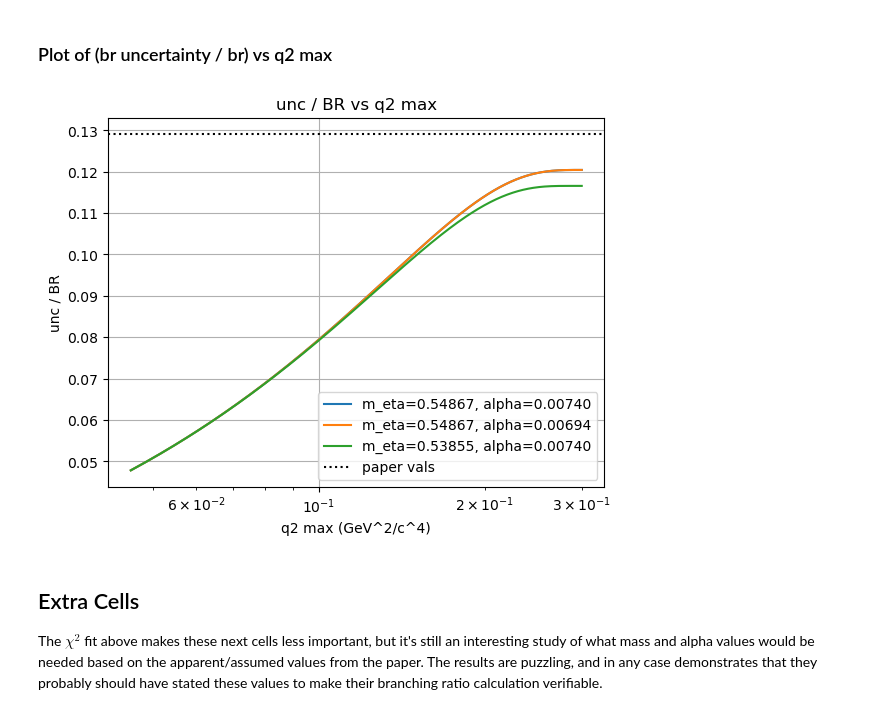
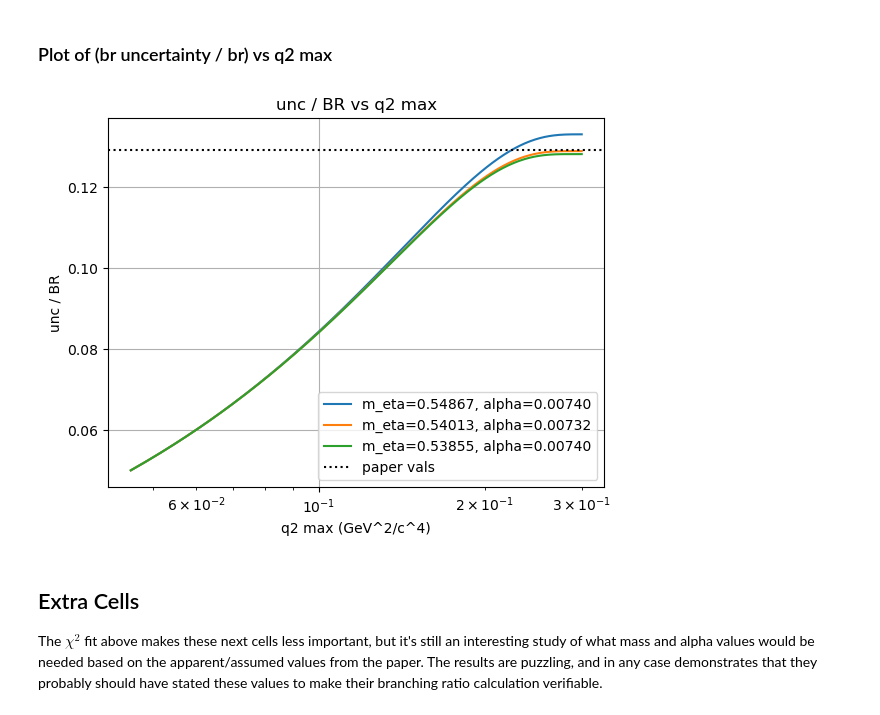
Before and after one commit to michael24peters/form-factor, a Jupyter notebook: eta-form-factor.ipynb, the cells around one changed output. Drawn from its saved outputs; the diff is of its cells as text; code cells hidden in the pictures.

Commit message:
fix: fixed calculation of uncertainty in dbr / br vs q2 max plot

```diff
--- a/eta-form-factor.ipynb
+++ b/eta-form-factor.ipynb
@@ -478,13 +480,21 @@ dBR at best: 3.9932e-05 (target 4e-05)
 # %% [markdown]
 ### Plot of (br uncertainty / br) vs q2 max
 # %%
+# TODO: Use uncertainty value method from above
+# Target values from paper
+BR0, DBR0 = 3.1e-4, 0.4e-4
+
+# Define Lambda values
+Lambda0, dLambda0 = LAMBDA0
+Lambda_p = Lambda0 + dLambda0
+Lambda_m = Lambda0 - dLambda0
+
 # Plot (uncertainty / br) vs q2 max for fixed m_eta, fixed alpha; fixed m_eta, fit alpha; fit m_eta, fixed alpha
 # q2 max values from .210 to .54867
 # q2_max_values = np.arange(0.210, 0.54867, 0.001)
 q2_max_values = np.arange((2 * M_MU) ** 2, 0.3, 0.001)
 # Define m_eta and alpha to use for looping
-pairs = [[.54867, .0074], [.54867, .00694], [.53855, .0074]]  # skip fit, fit case
-eps = LAMBDA0[1] / 100.0
+pairs = [[.54867, .0074], [.540127, .007324], [.53855, .0074]]  # skip fit, fit case
 
 for pair in pairs:
     m_eta, alpha = pair
@@ -493,45 +503,43 @@ for pair in pairs:
     prefactor = ff_temp.prefactor
 
     # Sample over q2 max values and calculate br_unc / br
     for q2_max in q2_max_values:
         # Skip invalid q2 max values
         if q2_max <= ff_temp.q2_min: continue
         bounds = [ff_temp.q2_min, q2_max]
 
-        I_p, _ = ff_temp.integrate(LAMBDA0[0] + eps, bounds=bounds)
-        I_m, _ = ff_temp.integrate(LAMBDA0[0] - eps, bounds=bounds)
-        dI = (I_p - I_m) / (2 * eps)
+        I_o, _ = ff_temp.integrate(Lambda0, bounds=bounds)
+        I_p, _ = ff_temp.integrate(Lambda_p, bounds=bounds)
+        I_m, _ = ff_temp.integrate(Lambda_m, bounds=bounds)
 
-        br_val = ff_temp.branching_ratio(Lambda=LAMBDA0[0], bounds=bounds)
-
-        # Combine numeric and propagated uncertainties in quadrature
-        br_unc = np.abs((prefactor * dI * LAMBDA0[1]))
+        br = prefactor * I_o
+        dbr = prefactor * np.abs((I_p - I_m)) / 2.0
 
         # Calculate ratio; guard against invalid values
-        if not np.isfinite(br_val) or br_val == 0.0: ratio = np.nan
-        else: ratio = br_unc / br_val
+        if not np.isfinite(br) or br == 0.0: ratio = np.nan
+        else: ratio = dbr / br
         # print(f'br_val = {br_val}, br_unc = {br_unc} at q2_max = {q2_max}')  # debug
-        values.append([q2_max, ratio, br_val, br_unc])
+        values.append([q2_max, ratio, br, dbr])
 
     # Create plot from values
     values = np.array(values)
     plt.plot(values[:,0], values[:,1], label=f"m_eta={m_eta:.5f}, alpha={alpha:.5f}")
     plt.legend()  # debug
     # plt.show()  # debug
 
 # Plot actual line for reference (br = 3.1e-4, unc = 0.4e-5)
-plt.axhline(4e-5 / 3.1e-4, color='black', linestyle=':', label='paper vals')
+plt.axhline(DBR0 / BR0, color='black', linestyle=':', label='paper vals')
 # plt.axhline(3.7e-5 / 3.1e-4, color='red', linestyle='--', label='lower unc')
 # plt.yscale('log')
 plt.xlabel('q2 max (GeV^2/c^4)')
 plt.ylabel('unc / BR')
 plt.title('unc / BR vs q2 max')
 plt.grid()
 plt.legend()
 plt.xscale('log')
 plt.show()
 # %% [output]
-[figure, old version]
+[figure, new version]
 # %% [markdown]
 ## Extra Cells
 The $\chi^2$ fit above makes these next cells less important, but it's still an
```
Also changed, not shown: parts of 3 cells of this notebook.
